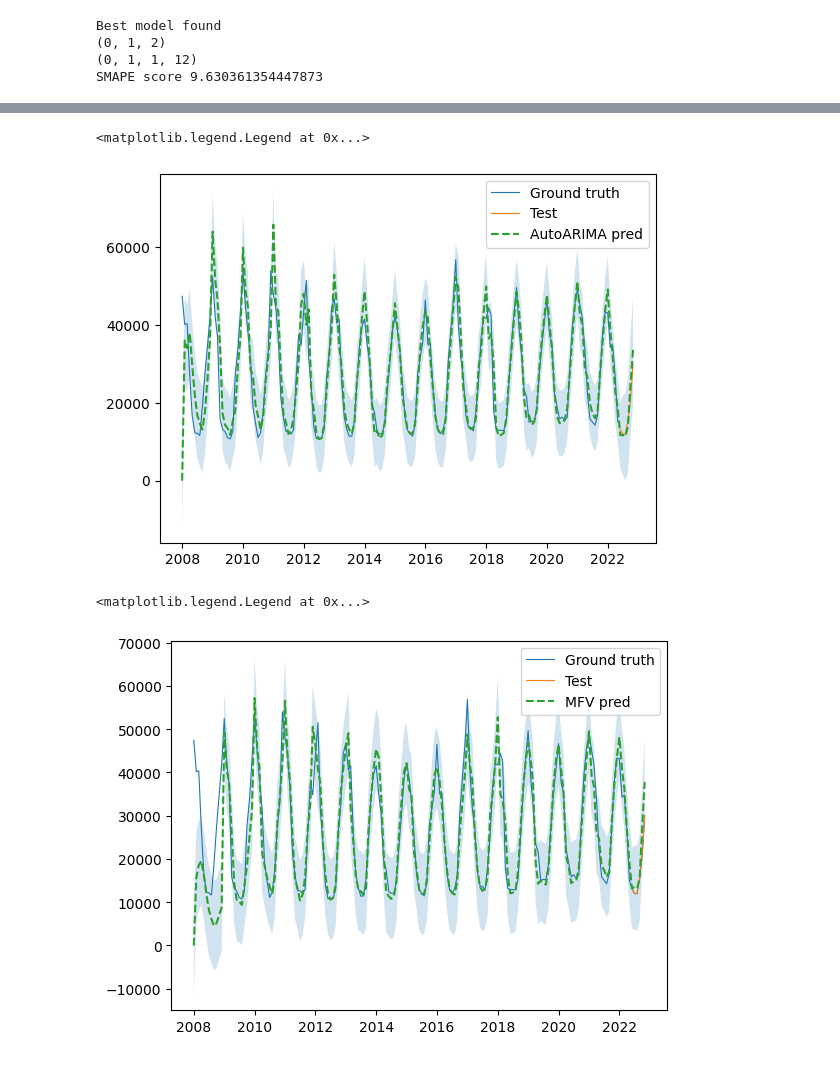
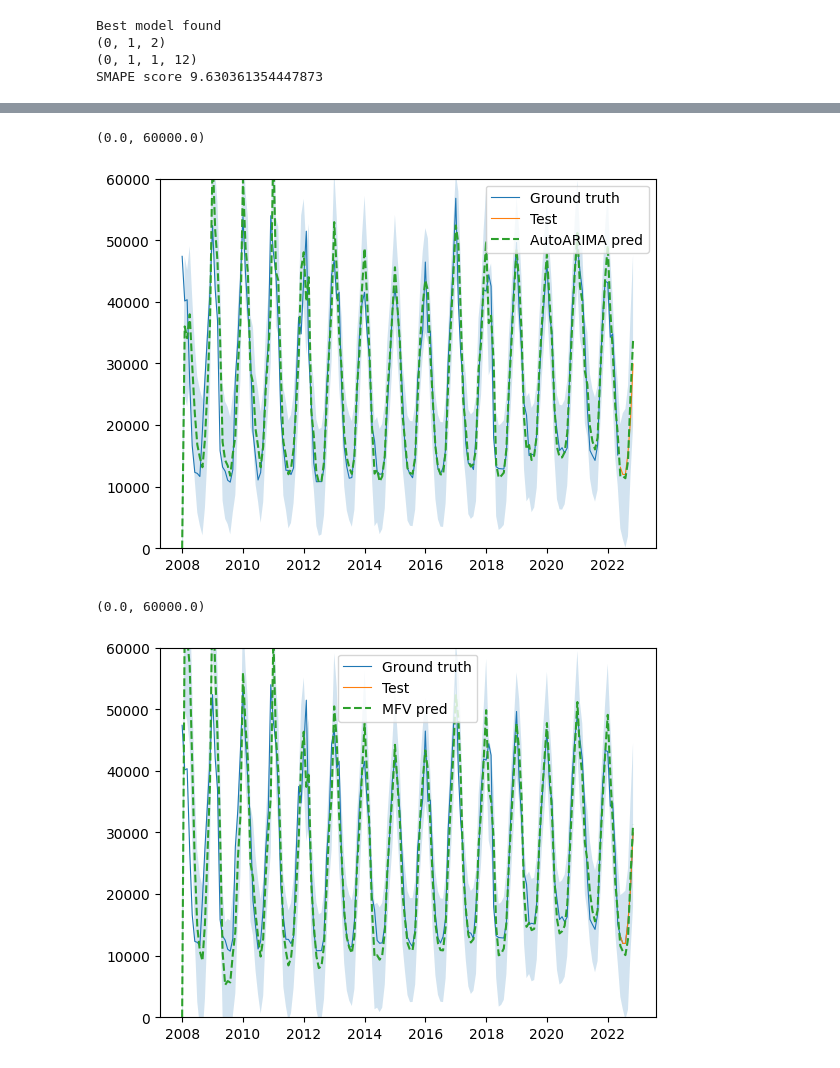
Before and after one commit to NevoleMarek/NI-SCR-assignment, a Jupyter notebook: project.ipynb, the cells around one changed output, grey strips where cells are left out. Drawn from its saved outputs; the diff is of its cells as text; code cells hidden in the pictures.

```diff
--- a/project.ipynb
+++ b/project.ipynb
@@ -294,6 +302,7 @@ from numpy.linalg import LinAlgError
 
 def arima_fit_score(train, ps):
     score = []
+    aic = []
     for (train_idx, test_idx) in walk_forward_validation(train, 60, 6, True, axis=0):
         train_ = train.iloc[train_idx]
         test_ = train.iloc[test_idx]
@@ -315,13 +324,10 @@ def arima_fit_score(train, ps):
         except ValueError:
             y_pred = [np.nan] * len(test_)
         score.append(smape(test_, y_pred))
-    return np.median(score), ps
+        aic.append(model.aic())
+    return np.median(aic), ps, np.mean(score)
 # %%
 from joblib import Parallel, delayed
-
-best_res = None
-best_params = None
-best_score = float('inf')
 
 param_grid = {
     'order': list(product(range(3),repeat=3)),
@@ -330,6 +336,6 @@ param_grid = {
     'intercept' : [True, False]
 }
 
-results = Parallel(n_jobs=32)(delayed(arima_fit_score)(train, ps) for ps in ParameterGrid(param_grid))
+results = Parallel(n_jobs=40)(delayed(arima_fit_score)(train, ps) for ps in ParameterGrid(param_grid))
 # %%
 best_res = min(results, key = lambda t:t[0])
@@ -383,20 +398,22 @@ Warnings:
 # %%
 plt.plot(train, lw=0.8, label='Ground truth')
 plt.plot(test, lw=0.8, label='Test')
-pred, ci = r.predict_in_sample(end=178, return_conf_int=True)
+pred, ci = res.predict_in_sample(end=178, return_conf_int=True)
 plt.plot(pred, '--', label='AutoARIMA pred',)
 plt.fill_between(pred.index, ci[:,0], ci[:,1], alpha=0.2)
 plt.legend()
+plt.ylim(0,60000)
 # %% [output]
-<matplotlib.legend.Legend at 0x...>
+(0.0, 60000.0)
-[figure, old version]
+[figure, new version]
 # %%
 plt.plot(df_cng, lw=0.8, label='Ground truth')
 plt.plot(test, lw=0.8, label='Test')
 pred, ci = r_mfv.predict_in_sample(end=178, return_conf_int=True)
 plt.plot(pred,'--', label='MFV pred')
 plt.fill_between(pred.index, ci[:,0], ci[:,1], alpha=0.2)
 plt.legend()
+plt.ylim(0,60000)
 # %% [output]
-<matplotlib.legend.Legend at 0x...>
+(0.0, 60000.0)
-[figure, old version]
+[figure, new version]
```
Also changed, not shown: parts of 11 cells of this notebook.
